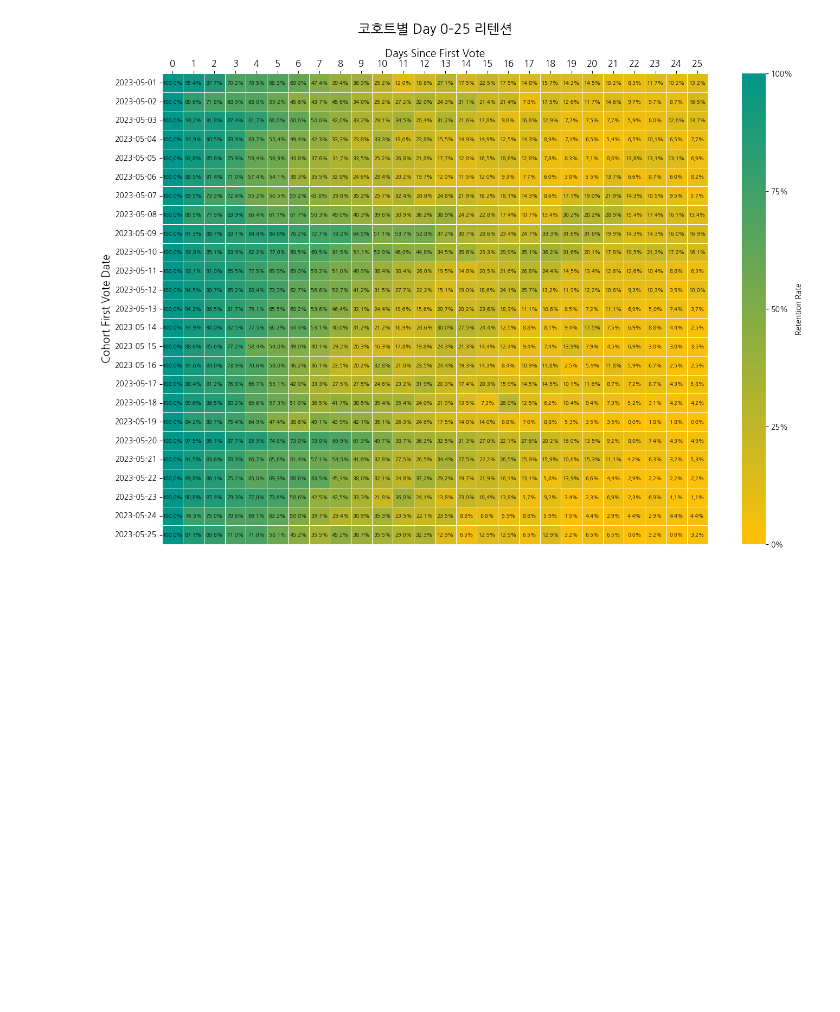
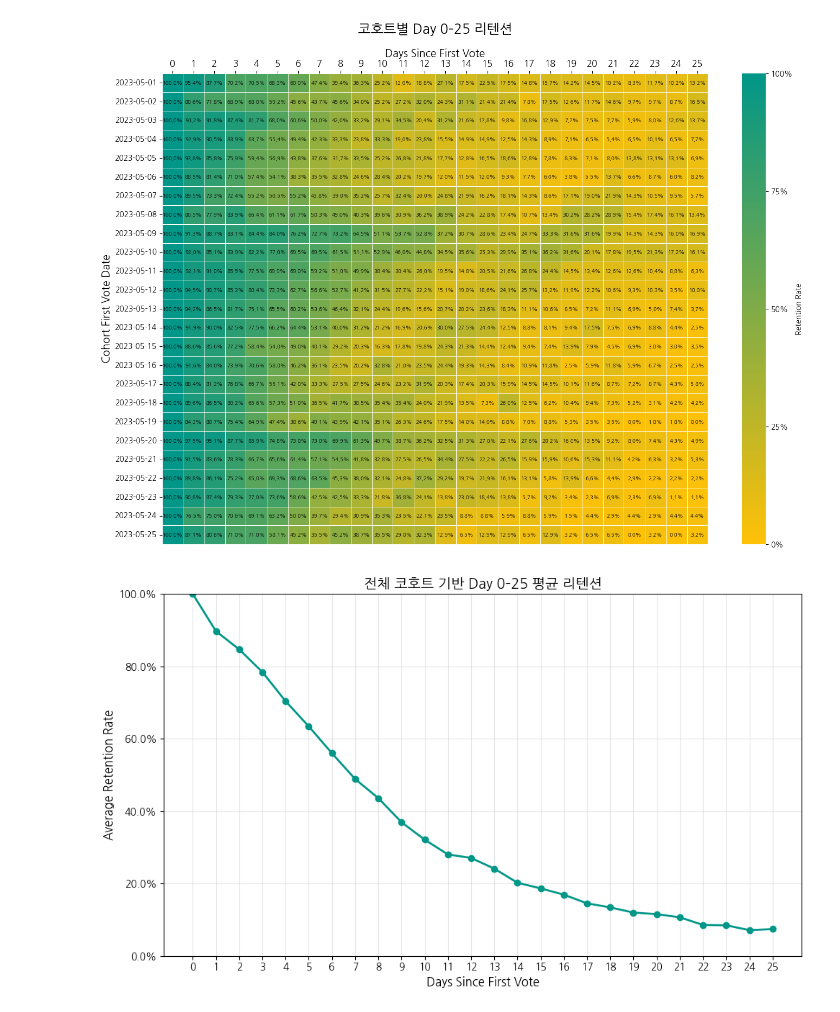
Before and after one commit to saeraniren/advanced_project, a Jupyter notebook: 리텐션.중복제거.ipynb, the cells around one changed output. Drawn from its saved outputs; the diff is of its cells as text; code cells hidden in the pictures; blank space fills up the shorter version.

```diff
--- a/리텐션.중복제거.ipynb
+++ b/리텐션.중복제거.ipynb
@@ -110,3 +110,40 @@ plt.tight_layout()
 plt.show()
 # %% [output]
 [figure]
+# %%
+import matplotlib.pyplot as plt
+
+# 1. active_day별 평균 리텐션율 계산
+avg_retention = (
+    ret[ret["active_day"] <= 25]  # Day 0~25 기준
+    .groupby("active_day")["rate"]
+    .mean()
+    .reset_index()
+)
+
+# 2. 라인 그래프 그리기
+plt.figure(figsize=(10, 6))
+plt.plot(
+    avg_retention["active_day"],
+    avg_retention["rate"],
+    marker="o",
+    color="#009688",  # 팀 청록색
+    linewidth=2
+)
+
+# 3. 라벨, 그리드, 눈금 설정
+plt.xticks(range(0, 26, 1))
+plt.xlabel("Days Since First Vote", fontsize=12)
+plt.ylabel("Average Retention Rate", fontsize=12)
+plt.title("전체 코호트 기반 Day 0–25 평균 리텐션", fontsize=14)
+plt.grid(alpha=0.3)
+plt.ylim(0, 1)
+
+# 4. y축 값 퍼센트 형식으로 변환
+from matplotlib import ticker
+plt.gca().yaxis.set_major_formatter(ticker.PercentFormatter(xmax=1, decimals=1))
+
+plt.tight_layout()
+plt.show()
+# %% [output]
+[figure, added]
```
Also changed, not shown: parts of 62 cells of this notebook.
